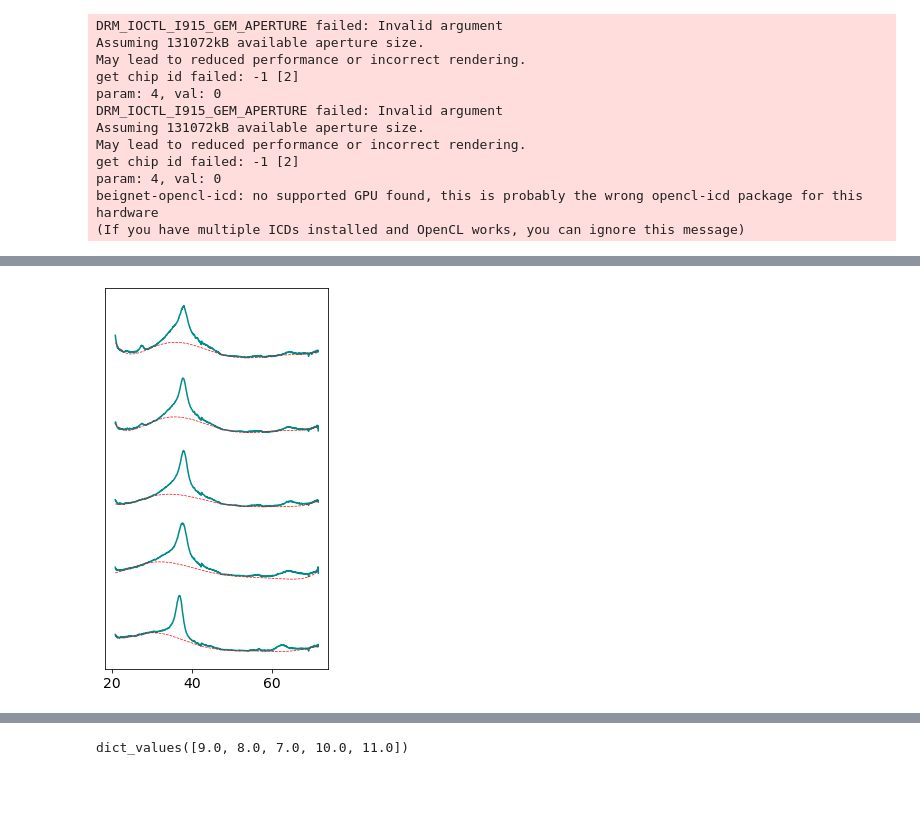
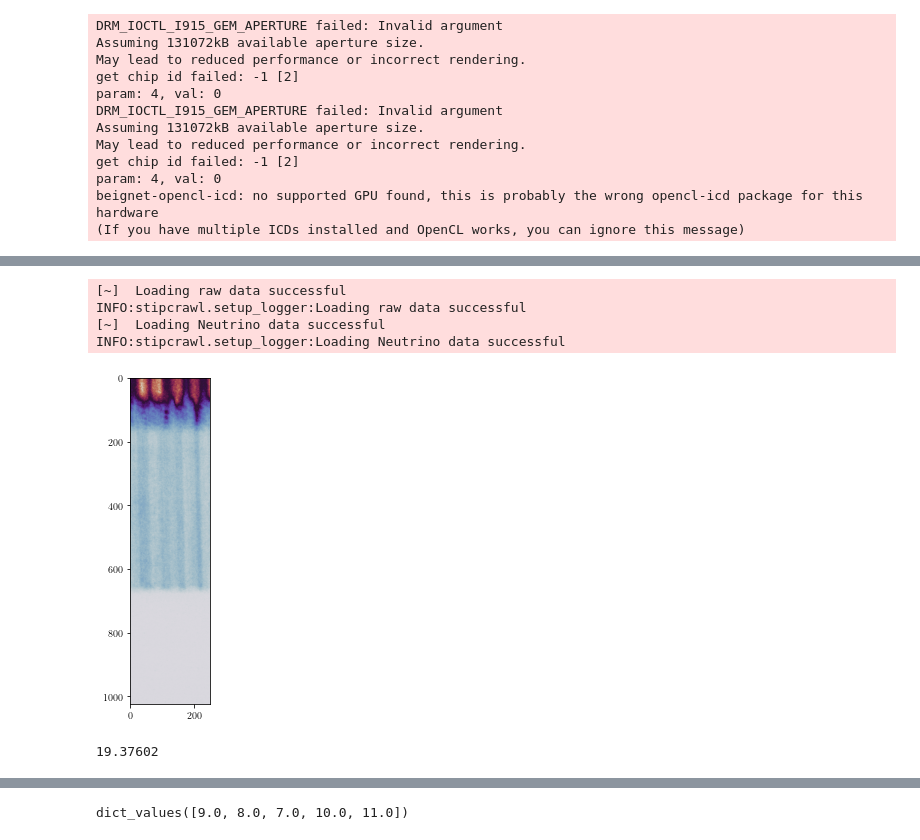
Before and after one commit to HeuserB/PhD_Thesis, a Jupyter notebook: notebooks/diamond_formation_LW03/diamond_formation.ipynb, the cells around one changed output, grey strips where cells are left out. Saved outputs shown, nothing was run; the diff lists cells and outputs as text; code cells hidden in the pictures; blank space fills up the shorter version.

```diff
--- a/notebooks/diamond_formation_LW03/diamond_formation.ipynb
+++ b/notebooks/diamond_formation_LW03/diamond_formation.ipynb
@@ -400,5 +456 @@ def waterfallPlot(runs=[182,186,188,190,192]):
     plt.show()
-# %%
-waterfallPlot()
-# %% [output]
-[figure, removed]
@@ -404,0 +459,54 @@ waterfallPlot()
+# %%
+def load_visar(run : int, visar_path : str, sweep : float) -> [np.array, np.array, np.array, np.array]:
+    """
+    :param run:         number of the run to load the VISAR data for
+    :param visar_path:  path of the location of VISAR raw image and txt data
+    :param sweep:       sweep time of the streak camera
+    :return:            V1 the image arrays of the VISAR images
+    :return:            lineout, time, velocity, vel_err
+    """
+    file_name_raw = "r" + str(run) + "_V1.tif"
+    file_name_txt = "Visar_v1_r" + str(run) + ".txt"
+    logger.debug(f"Trying to load raw data at: \nV1: {visar_path + file_name_raw}")
+    try:
+        V = plt.imread(visar_path + file_name_raw)
+        logger.info(f"Loading raw data successful")
+    except:
+        logger.error(f"Apparently no VISAR raw data in {visar_path}")
+        return None, None
+    try:
+        data = np.loadtxt(visar_path + file_name_txt)
+        logger.info(f"Loading Neutrino data successful")
+    except:
+        logger.error(f"Apparently no Neutrino data in {visar_path}")
+        return None, None
+    ### Do the vertical lineouts
+    lineout = np.sum(V,axis=1)
+
+    ### set the time and v/v_err data
+    time = data[:,0]
+    velocity = data[:,1]
+    vel_err = data[:,2]
+    return V, lineout, time, velocity, vel_err
+# %%
+logger.setLevel(logging.INFO)
+V182, LO, t_r182, v_r18, v_err_r1822  = load_visar(182,visar_path,20.)
+ROI                         = V182[:,550:800]
+
+#time = np.linspace(0,20.,len(LO_1))
+f, axarr = plt.subplots(figsize=(10,6))
+axarr.imshow(ROI,cmap="twilight")
+#axarr[0,1].imshow(V190_2)
+#axarr[1,0].plot(time, LO_1)
+#axarr[1,1].plot(time, LO_2)
+plt.show()
+# %% [output]
+[~]  Loading raw data successful
+INFO:stipcrawl.setup_logger:Loading raw data successful
+[~]  Loading Neutrino data successful
+INFO:stipcrawl.setup_logger:Loading Neutrino data successful
+[figure, added]
+# %%
+t_r182[-1] - t_r182[0]
+# %% [output]
+19.37602
```
Also changed, not shown: parts of 18 cells of this notebook, 2 other files.
